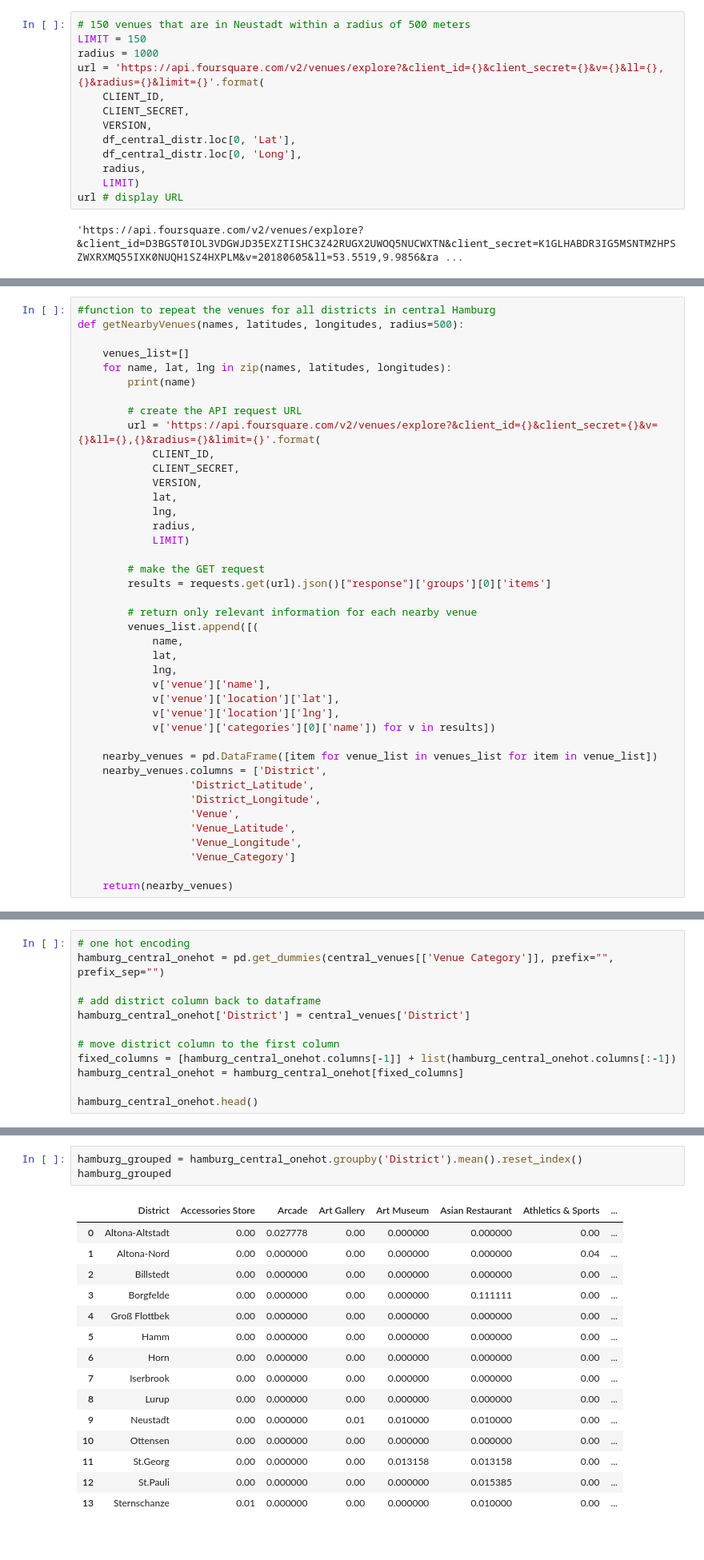
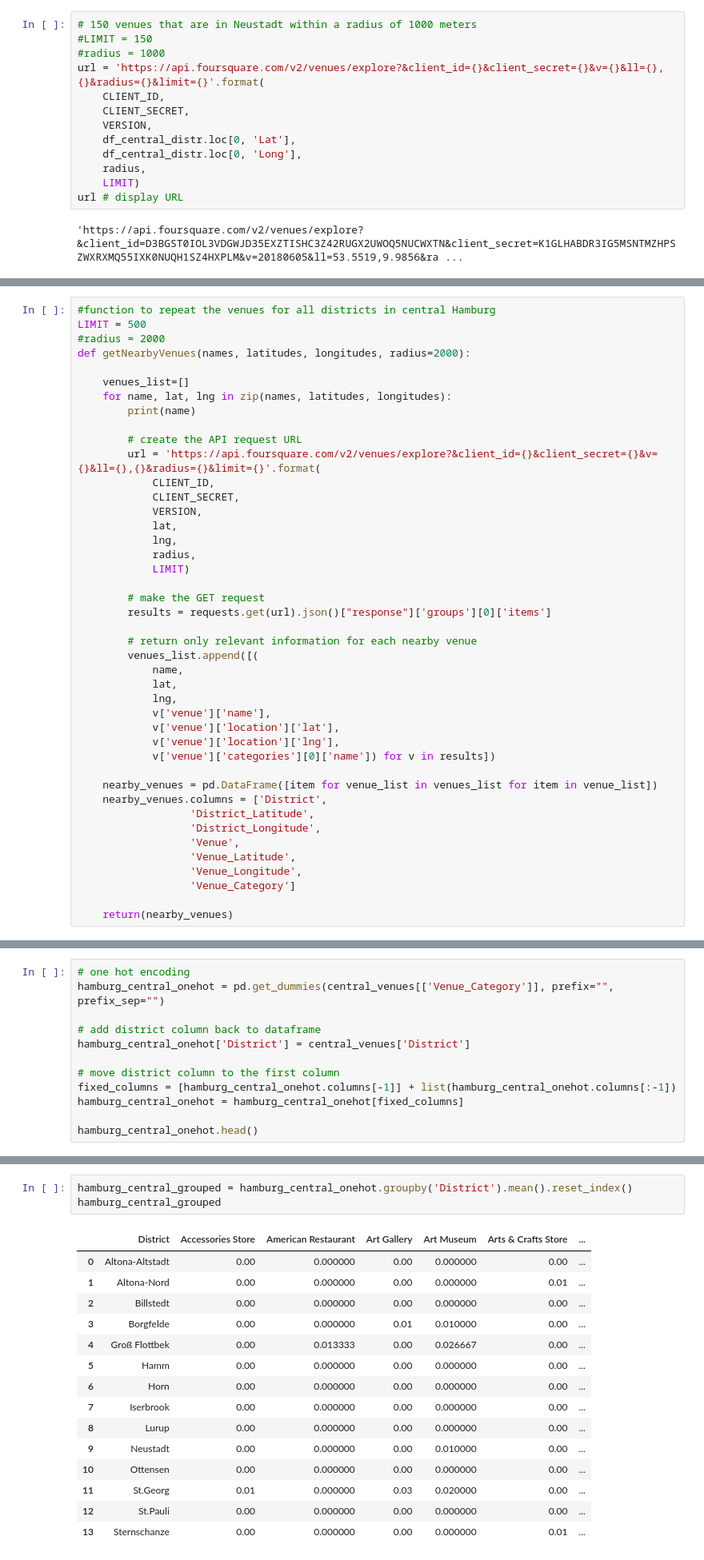
Before and after one commit to deJaneiro71/coursera-capstone-project, a Jupyter notebook: Coursera - final Capstone project.ipynb, the cells around one changed output, grey strips where cells are left out. Shown at 80% size. Saved outputs shown, nothing was run; the diff lists cells and outputs as text.

```diff
--- a/Coursera - final Capstone project.ipynb
+++ b/Coursera - final Capstone project.ipynb
@@ -248,9 +248,9 @@ df_central_distr.loc[0, 'District'],df_central_distr.loc[0, 'Lat'],df_central_di
 # %% [output]
 ('Neustadt', 53.5519, 9.9856)
 # %%
-# 150 venues that are in Neustadt within a radius of 500 meters
-LIMIT = 150
-radius = 1000
+# 150 venues that are in Neustadt within a radius of 1000 meters
+#LIMIT = 150
+#radius = 1000
 url = 'https://api.foursquare.com/v2/venues/explore?&client_id={}&client_secret={}&v={}&ll={},{}&radius={}&limit={}'.format(
     CLIENT_ID,
     CLIENT_SECRET,
@@ -325,6 +323,8 @@ print('{} venues were returned by Foursquare.'.format(nearby_venues.shape[0]))
 # %%
 #function to repeat the venues for all districts in central Hamburg
-def getNearbyVenues(names, latitudes, longitudes, radius=500):
+LIMIT = 500
+#radius = 2000
+def getNearbyVenues(names, latitudes, longitudes, radius=2000):
 
     venues_list=[]
     for name, lat, lng in zip(names, latitudes, longitudes):
@@ -488,6 +460,6 @@ There are 142 uniques categories.
 # %%
 # one hot encoding
-hamburg_central_onehot = pd.get_dummies(central_venues[['Venue Category']], prefix="", prefix_sep="")
+hamburg_central_onehot = pd.get_dummies(central_venues[['Venue_Category']], prefix="", prefix_sep="")
 
 # add district column back to dataframe
 hamburg_central_onehot['District'] = central_venues['District']
@@ -511,20 +483,20 @@ hamburg_central_onehot.shape
 # %%
-hamburg_grouped = hamburg_central_onehot.groupby('District').mean().reset_index()
-hamburg_grouped
+hamburg_central_grouped = hamburg_central_onehot.groupby('District').mean().reset_index()
+hamburg_central_grouped
 # %% [output]
-|  | District | Accessories Store | Arcade | Art Gallery | Art Museum | Asian Restaurant | Athletics & Sports | ... |
-| 0 | Altona-Altstadt | 0.00 | 0.027778 | 0.00 | 0.000000 | 0.000000 | 0.00 | ... |
-| 1 | Altona-Nord | 0.00 | 0.000000 | 0.00 | 0.000000 | 0.000000 | 0.04 | ... |
-| 2 | Billstedt | 0.00 | 0.000000 | 0.00 | 0.000000 | 0.000000 | 0.00 | ... |
-| 3 | Borgfelde | 0.00 | 0.000000 | 0.00 | 0.000000 | 0.111111 | 0.00 | ... |
-| 4 | Groß Flottbek | 0.00 | 0.000000 | 0.00 | 0.000000 | 0.000000 | 0.00 | ... |
-| 5 | Hamm | 0.00 | 0.000000 | 0.00 | 0.000000 | 0.000000 | 0.00 | ... |
-| 6 | Horn | 0.00 | 0.000000 | 0.00 | 0.000000 | 0.000000 | 0.00 | ... |
-| 7 | Iserbrook | 0.00 | 0.000000 | 0.00 | 0.000000 | 0.000000 | 0.00 | ... |
-| 8 | Lurup | 0.00 | 0.000000 | 0.00 | 0.000000 | 0.000000 | 0.00 | ... |
-| 9 | Neustadt | 0.00 | 0.000000 | 0.01 | 0.010000 | 0.010000 | 0.00 | ... |
-| 10 | Ottensen | 0.00 | 0.000000 | 0.00 | 0.000000 | 0.000000 | 0.00 | ... |
-| 11 | St.Georg | 0.00 | 0.000000 | 0.00 | 0.013158 | 0.013158 | 0.00 | ... |
-| 12 | St.Pauli | 0.00 | 0.000000 | 0.00 | 0.000000 | 0.015385 | 0.00 | ... |
-| 13 | Sternschanze | 0.01 | 0.000000 | 0.00 | 0.000000 | 0.010000 | 0.00 | ... |
+|  | District | Accessories Store | American Restaurant | Art Gallery | Art Museum | Arts & Crafts Store | ... |
+| 0 | Altona-Altstadt | 0.00 | 0.000000 | 0.00 | 0.000000 | 0.00 | ... |
+| 1 | Altona-Nord | 0.00 | 0.000000 | 0.00 | 0.000000 | 0.01 | ... |
+| 2 | Billstedt | 0.00 | 0.000000 | 0.00 | 0.000000 | 0.00 | ... |
+| 3 | Borgfelde | 0.00 | 0.000000 | 0.01 | 0.010000 | 0.00 | ... |
+| 4 | Groß Flottbek | 0.00 | 0.013333 | 0.00 | 0.026667 | 0.00 | ... |
+| 5 | Hamm | 0.00 | 0.000000 | 0.00 | 0.000000 | 0.00 | ... |
+| 6 | Horn | 0.00 | 0.000000 | 0.00 | 0.000000 | 0.00 | ... |
+| 7 | Iserbrook | 0.00 | 0.000000 | 0.00 | 0.000000 | 0.00 | ... |
+| 8 | Lurup | 0.00 | 0.000000 | 0.00 | 0.000000 | 0.00 | ... |
+| 9 | Neustadt | 0.00 | 0.000000 | 0.00 | 0.010000 | 0.00 | ... |
+| 10 | Ottensen | 0.00 | 0.000000 | 0.00 | 0.000000 | 0.00 | ... |
+| 11 | St.Georg | 0.01 | 0.000000 | 0.03 | 0.020000 | 0.00 | ... |
+| 12 | St.Pauli | 0.00 | 0.000000 | 0.00 | 0.000000 | 0.00 | ... |
+| 13 | Sternschanze | 0.00 | 0.000000 | 0.00 | 0.000000 | 0.01 | ... |
 # %%
```
Also changed, not shown: parts of 24 cells of this notebook.
